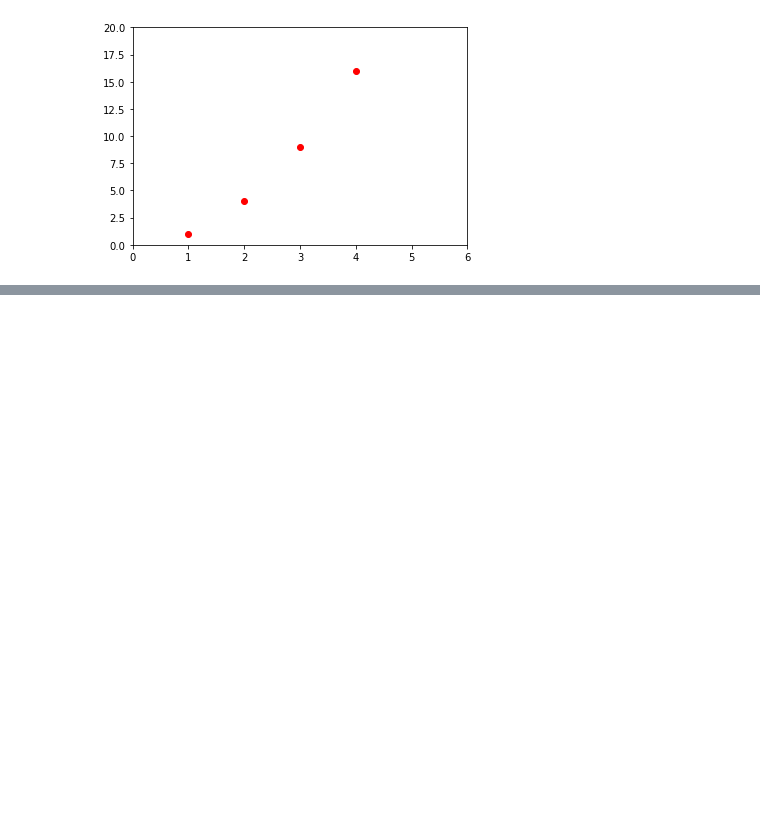
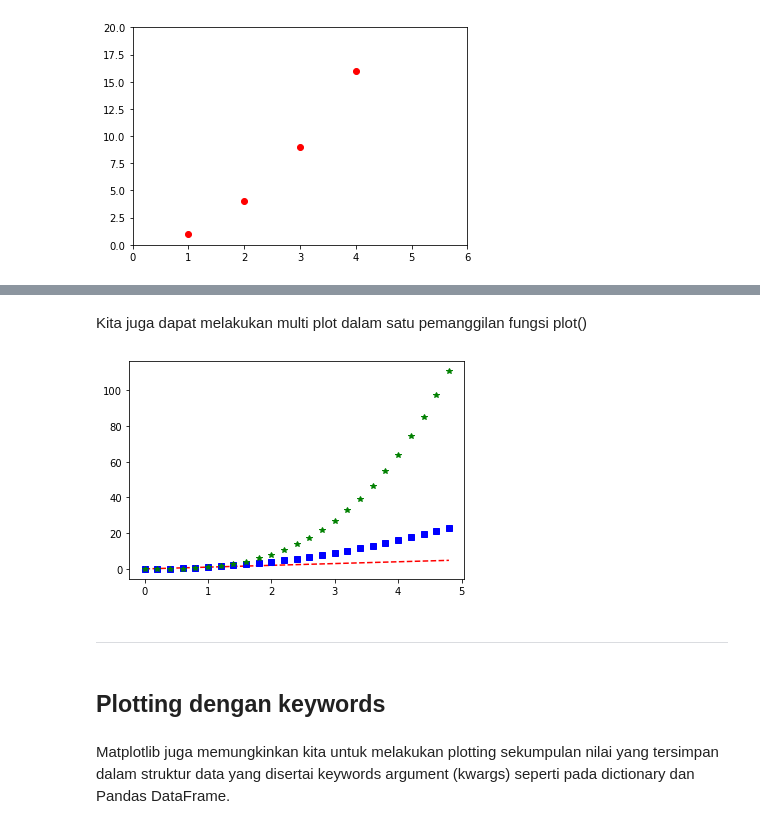
Before and after one commit to medievalgoose/matplotlib, a Jupyter notebook: Matplotlib-Week2.ipynb, the cells around one changed output, grey strips where cells are left out. Cells and saved outputs as stored; diff of their text form; code cells hidden in the pictures; blank space fills up the shorter version.

```diff
--- a/Matplotlib-Week2.ipynb
+++ b/Matplotlib-Week2.ipynb
@@ -57,0 +79,15 @@ plt.show()
+# %% [markdown]
+Kita juga dapat melakukan multi plot dalam satu pemanggilan fungsi plot()
+# %%
+plt.plot(t, t, 'r--',
+        t, t**2, 'bs',
+        t, t**3, 'g*') #Tiap plotting dipisahkan dengan tanda koma.
+plt.show()
+# %% [output]
+[figure, added]
+# %% [markdown]
+***
+# %% [markdown]
+## Plotting dengan keywords
+# %% [markdown]
+Matplotlib juga memungkinkan kita untuk melakukan plotting sekumpulan nilai yang tersimpan dalam struktur data yang disertai keywords argument (kwargs) seperti pada dictionary dan Pandas DataFrame.
```
Also changed, not shown: parts of 11 cells of this notebook.
